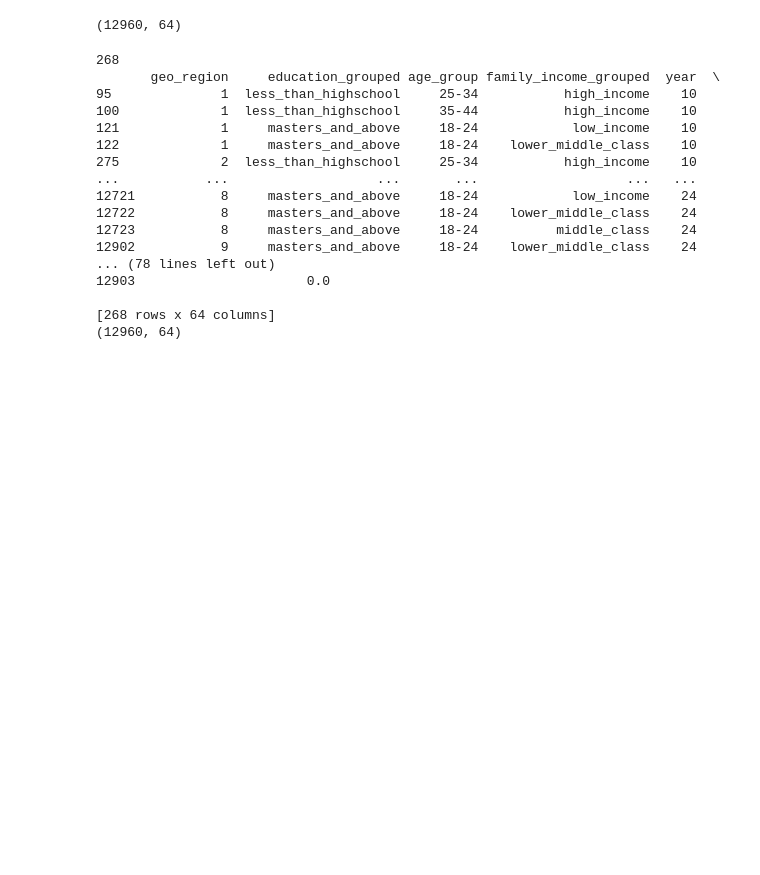
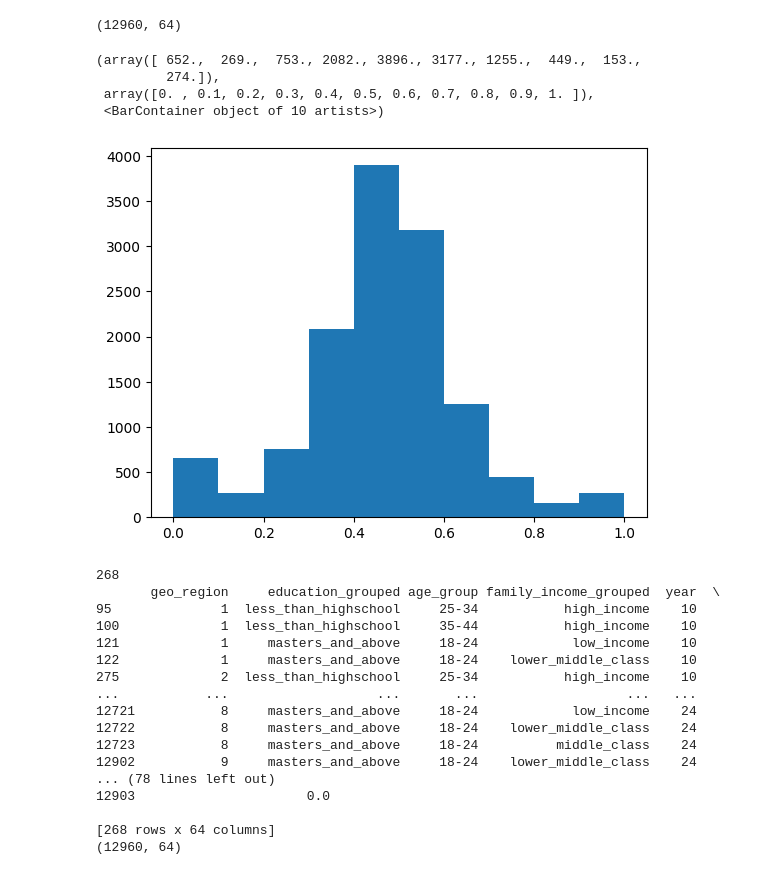
Before and after one commit to ecw70574/US-Census-Voting-and-Registration-DSCI-Capstone-Project, a Jupyter notebook: rosie_test_pipeline.ipynb, the cells around one changed output. Cells and saved outputs as stored; diff of their text form; code cells hidden in the pictures; blank space fills up the shorter version.

```diff
--- a/rosie_test_pipeline.ipynb
+++ b/rosie_test_pipeline.ipynb
@@ -1,10 +1,20 @@
 # %%
 import pandas as pd
 data = pd.read_csv('processed/all_years_aggregated.csv')
-# %%
-print(data.shape)
-# %% [output]
-(12960, 64)
+# %%
+data.shape
+# %% [output]
+(12960, 64)
+# %%
+# plotting a histogram of the sex_1 variable
+import matplotlib.pyplot as plt
+plt.hist(data['sex_1'])
+# %% [output]
+(array([ 652.,  269.,  753., 2082., 3896., 3177., 1255.,  449.,  153.,
+         274.]),
+ array([0. , 0.1, 0.2, 0.3, 0.4, 0.5, 0.6, 0.7, 0.8, 0.9, 1. ]),
+ <BarContainer object of 10 artists>)
+[figure, added]
 # %%
 #count the number of times that weight is 0
 print(data[data['weight'] == 0].shape[0])
```
Also changed, not shown: parts of 1 cell of this notebook.
